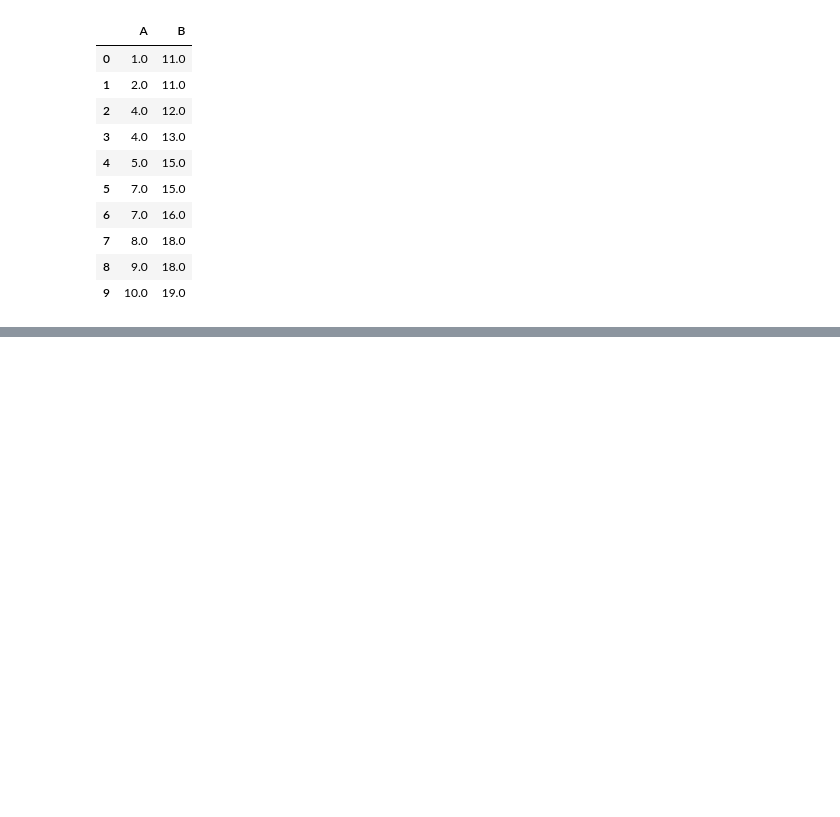
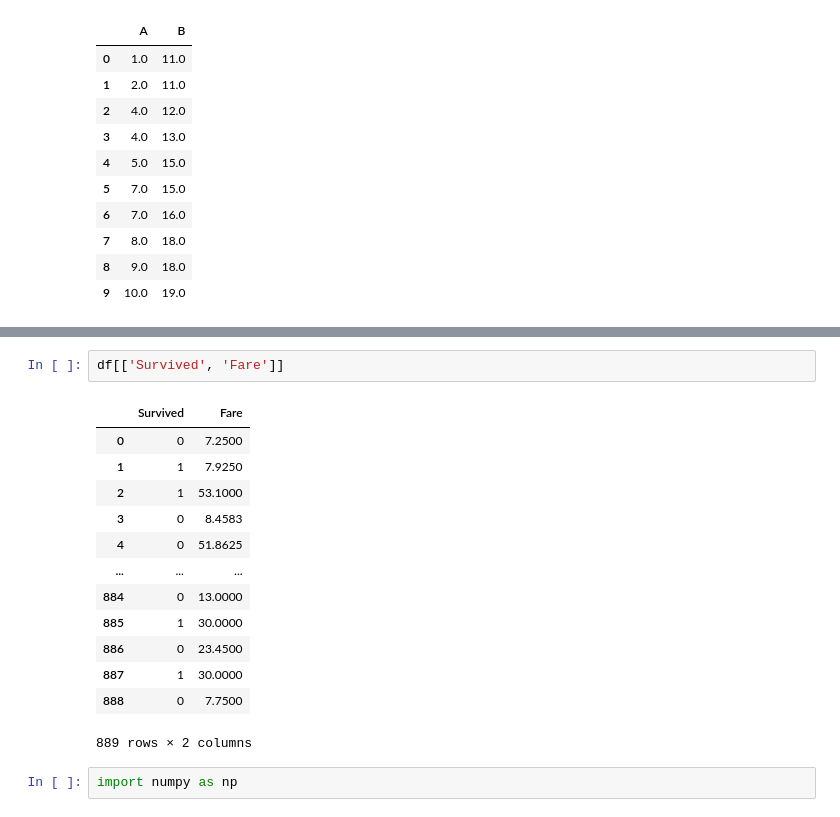
Before and after one commit to prA-G/DailyPythonNotes, a Jupyter notebook: 19_Pandas_Advance.ipynb, the cells around one changed output, grey strips where cells are left out. Saved outputs shown, nothing was run; the diff lists cells and outputs as text; blank space fills up the shorter version.

```diff
--- a/19_Pandas_Advance.ipynb
+++ b/19_Pandas_Advance.ipynb
@@ -733,0 +872,18 @@ df2.bfill()
+# %%
+df[['Survived', 'Fare']]
+# %% [output]
+|  | Survived | Fare |
+| 0 | 0 | 7.2500 |
+| 1 | 1 | 7.9250 |
+| 2 | 1 | 53.1000 |
+| 3 | 0 | 8.4583 |
+| 4 | 0 | 51.8625 |
+| ... | ... | ... |
+| 884 | 0 | 13.0000 |
+| 885 | 1 | 30.0000 |
+| 886 | 0 | 23.4500 |
+| 887 | 1 | 30.0000 |
+| 888 | 0 | 7.7500 |
+889 rows × 2 columns
+# %%
+import numpy as np
```
Also changed, not shown: parts of 37 cells of this notebook.
